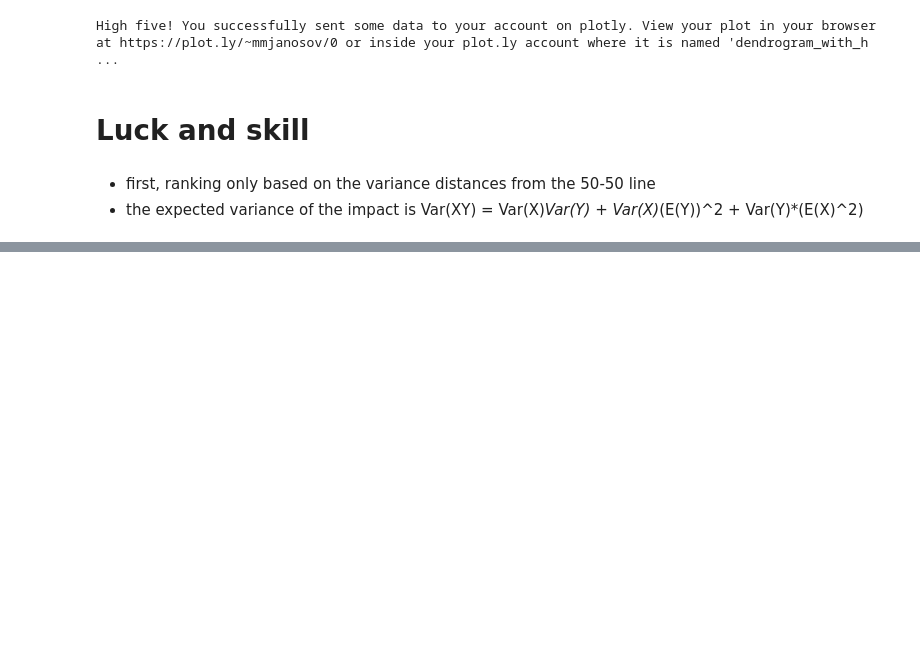
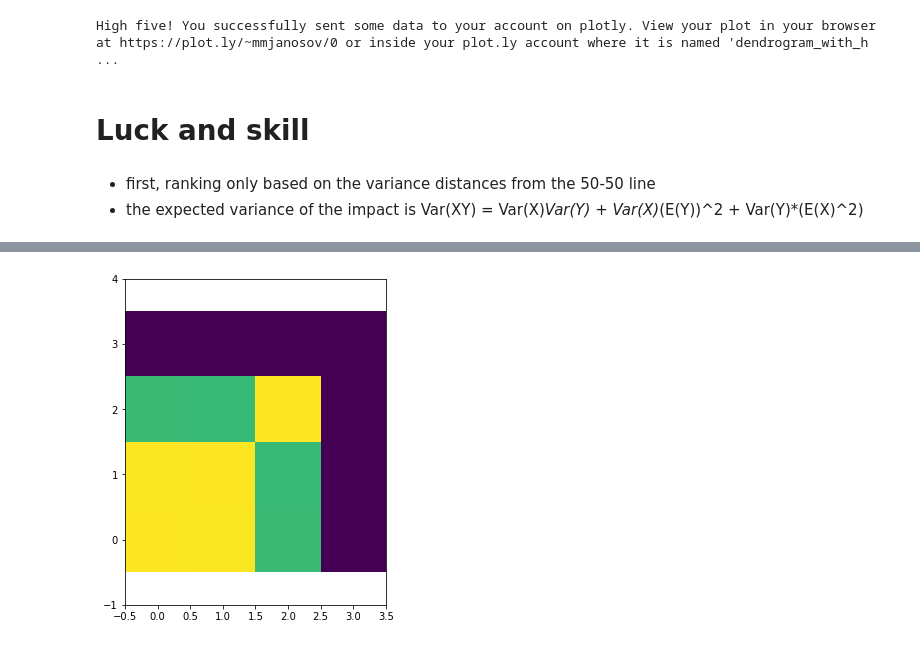
Before and after one commit to milanjanosov/success_engine, a Jupyter notebook: PaperFigures/5_pQ_distributions.ipynb, the cells around one changed output, grey strips where cells are left out. Cells and saved outputs as stored; diff of their text form; code cells hidden in the pictures; blank space fills up the shorter version.

```diff
--- a/PaperFigures/5_pQ_distributions.ipynb
+++ b/PaperFigures/5_pQ_distributions.ipynb
@@ -223,0 +254,77 @@ rock    0.957455523287  0.371479371395
+# %%
+def get_ranking(tipus = '', skew = True):
+
+    if skew == True:
+
+        labelQ, DQ, meanQ, varianceQ, skewnessQ, kurtosityQ = zip(*[[ff for ff in line.strip().split('\t') ] for line in open('ResultData/5_pQ_fit/STAT_log_Q.dat') if 'label' not in line])
+        labelp, Dp, meanp, variancep, skewnessp, kurtosityp = zip(*[[ff for ff in line.strip().split('\t') ] for line in open('ResultData/5_pQ_fit/STAT_log_p.dat') if 'label' not in line])
+
+    else:
+        labelQ, DQ, meanQ, varianceQ = zip(*[[ff for ff in line.strip().split('\t') ] for line in open('ResultData/5_pQ_fit/STAT_log_Q_' + tipus + 'norm.dat') if 'label' not in line])
+        labelp, Dp, meanp, variancep = zip(*[[ff for ff in line.strip().split('\t') ] for line in open('ResultData/5_pQ_fit/STAT_log_p_' + tipus + 'norm.dat') if 'label' not in line])
+
+
+    for index, label in enumerate(labelQ):
+        Qvars[label] = float(varianceQ[index])
+
+    for index, label in enumerate(labelp):
+        pvars[label] = float(variancep[index])
+
+
+    dist_based = []
+    test_based = []
+    for label in labelQ:
+        dist_based.append((label, (Qvars[label] - pvars[label]) / math.sqrt(2)))
+        test_based.append((label, Qvars[label] / (pvars[label] + Qvars[label])))
+        #print label, '\t', (Qvars[label] - pvars[label]) / math.sqrt(2) ,'\t', pvars[label] / (pvars[label] + Qvars[label])
+
+
+    dist_based.sort(key=lambda x: x[1])
+    test_based.sort(key=lambda x: x[1])
+
+
+    rank_dist = [e[0] for e in dist_based]
+    rank_test = [e[0] for e in test_based]
+
+    return rank_dist, rank_test
+
+
+
+skew_dist,  skew_test  = get_ranking()
+norm_dist,  norm_test  = get_ranking('f', skew = False)
+trans_dist, trans_test = get_ranking('t', skew = False)
+
+
+from scipy.stats import spearmanr, kendalltau, pearsonr
+
+
+
+rankings = [skew_dist, skew_test, norm_dist,  norm_test]#, trans_dist, trans_test]
+rankingsn = ['skew_dist', 'skew_test', 'norm_dist',  'norm_test', 'trans_dist', 'trans_test']
+
+correl = np.zeros((4,4))
+
+
+for r1 in rankings:
+    #print r1
+    for r2 in rankings:
+        correl[rankings.index(r1)][rankings.index(r2)] = spearmanr(r1, r2)[0]
+        print rankingsn[rankings.index(r1)], rankingsn[rankings.index(r2)], spearmanr(r1, r2)[0]
+        #if spearmanr(r1, r2)[0] <0.5:
+         #   print r1
+         #   print r2
+#        print spearmanr(r1, r2)[0]
+
+fig, ax = plt.subplots(figsize=(6,6))
+ax.imshow(correl, vmin=0, vmax=1)
+ax.set_ylim([-1,4])
+plt.show()
+
+#for i in range(14):
+#    print skew_dist[i], skew_test[i], norm_dist[i],  norm_test[i], trans_dist[i], trans_test[i]
+
+
+for field in fields:
+    ranks = [skew_dist.index(field), skew_test.index(field), norm_dist.index(field), norm_test.index(field), trans_dist.index(field), trans_test.index(field)]
+ #   print field, np.mean(ranks), np.std(ranks)
+# %% [output]
@@ -223,0 +347 @@ rock    0.957455523287  0.371479371395
+[figure, added]
```
Also changed, not shown: parts of 4 cells of this notebook, 4 other files.
